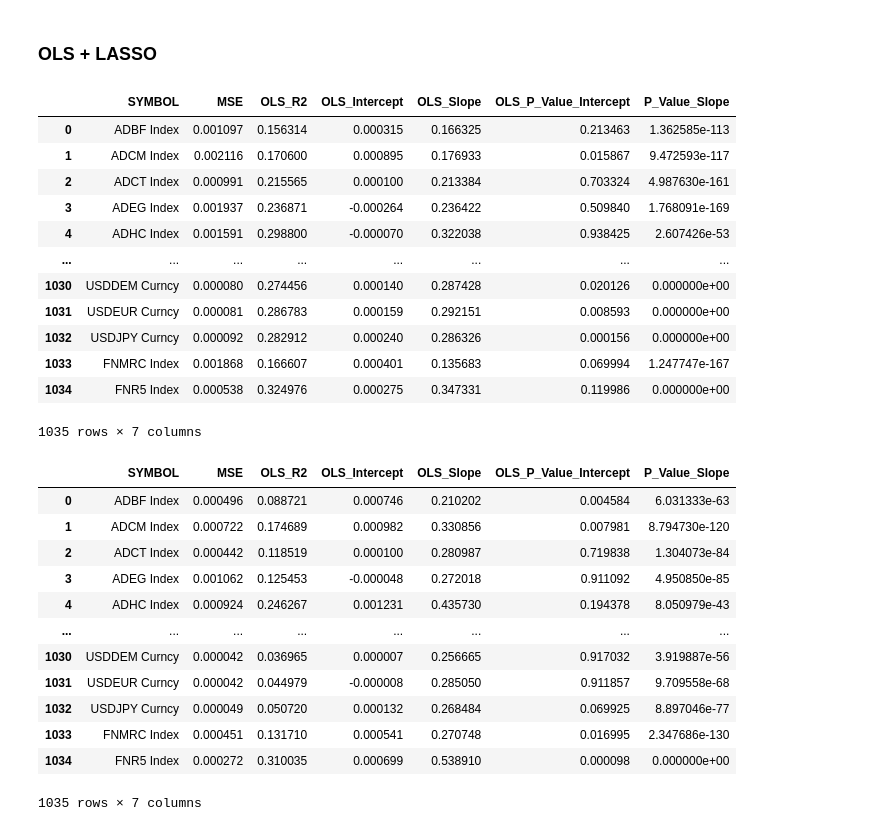
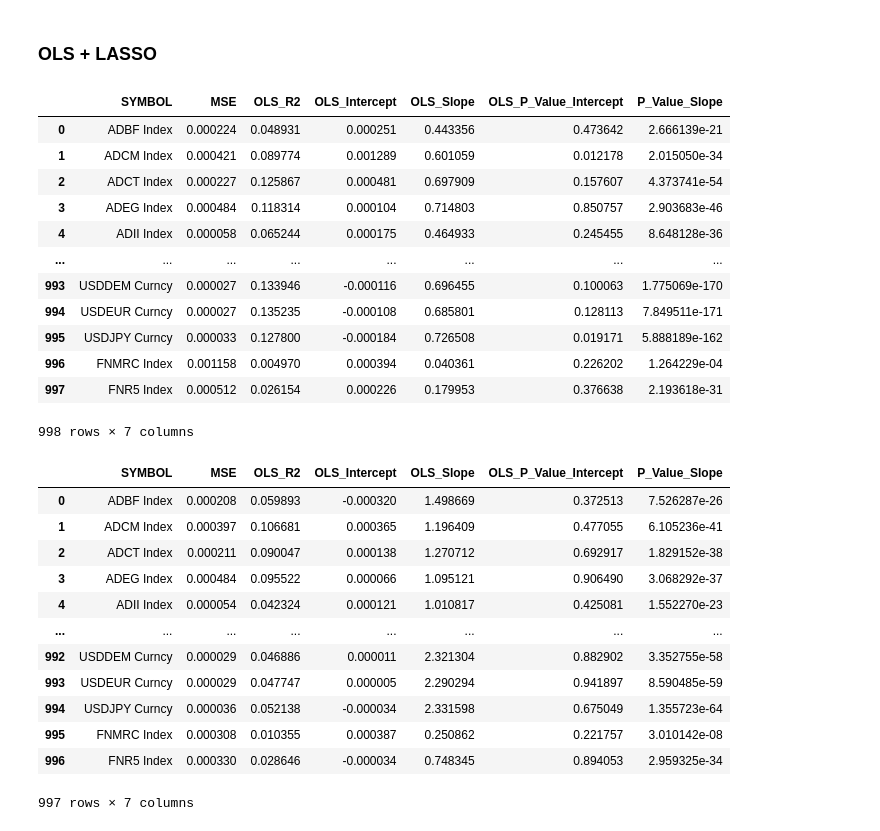
Before and after one commit to dianemans/time-series-pred, a Jupyter notebook: nb_clean_samy.ipynb, the cells around one changed output. Saved outputs shown, nothing was run; the diff lists cells and outputs as text; code cells hidden in the pictures.

```diff
--- a/nb_clean_samy.ipynb
+++ b/nb_clean_samy.ipynb
@@ -376,11 +569,16 @@ model_name_ridge = 'Ridge_alpha001_scaled'
 
 results_ridge = []
 for name in tqdm(all_tickers, desc='Ridge — all tickers'):
-    results_ridge.append(stats_forecasting(df_for_linear, name, model_ridge, fonc_linear, step_size= 5, fold_size = 21, plot=False))
+    try:
+        res = stats_forecasting_DL(df_for_linear, name, model_ridge, fonc_linear, step_size=250, fold_size=1250, plot=False)
+        results_ridge.append(res)
+    except Exception as e:
+        # print(f"Erreur sur {name} avec Ridge: {e}")
+        continue
 
 df_ridge_results = pd.DataFrame(results_ridge)
 display(df_ridge_results)
-df_ridge_results.to_csv(f'Resultats/{"fenetre_1_mois"}/resultats_{tickers_name}_{model_name_ridge}.csv', index=False)
+df_ridge_results.to_csv(f'Resultats/{"fenetre_5_ans"}/resultats_{tickers_name}_{model_name_ridge}.csv', index=False)
 
 # --- ElasticNet
 model_enet = make_pipeline(
@@ -391,11 +589,16 @@ model_name_enet = 'ElasticNet_alpha1e3_l1r02_scaled'
 
 results_enet = []
 for name in tqdm(all_tickers, desc='ElasticNet — all tickers'):
-    results_enet.append(stats_forecasting(df_for_linear, name, model_enet, fonc_linear, step_size = 5, fold_size = 21, plot=False))
+    try:
+        res = stats_forecasting_DL(df_for_linear, name, model_enet, fonc_linear, step_size = 250, fold_size = 1250, plot=False)
+        results_enet.append(res)
+    except Exception as e:
+        # print(f"Erreur sur {name} avec ElasticNet: {e}")
+        continue
 
 df_enet_results = pd.DataFrame(results_enet)
 display(df_enet_results)
-df_enet_results.to_csv(f'Resultats/{"fenetre_1_mois"}/resultats_{tickers_name}_{model_name_enet}.csv', index=False)
+df_enet_results.to_csv(f'Resultats/{"fenetre_5_ans"}/resultats_{tickers_name}_{model_name_enet}.csv', index=False)
 
 # Pour lancer sur tous les actifs (long) :
 # results_ridge_all = []
@@ -444,62 +647,72 @@ from sklearn.linear_model import LinearRegression, Lasso
 # La régression linéaire classique n'a pas de paramètre de régularisation (alpha)
 model_ols = make_pipeline(
     StandardScaler(),
     LinearRegression()
 )
 model_name_ols = 'OLS_scaled'
 
 results_ols = []
 for name in tqdm(all_tickers, desc='OLS — all tickers'):
-    results_ols.append(stats_forecasting(df_for_linear, name, model_ols, fonc_linear, step_size=5, fold_size=21, plot=False))
+    try:
+        res = stats_forecasting_DL(df_for_linear, name, model_ols, fonc_linear, step_size=250, fold_size=1250, plot=False)
+        results_ols.append(res)
+    except Exception as e:
+        # print(f"Erreur sur {name} avec OLS: {e}")
+        continue
 
 df_ols_results = pd.DataFrame(results_ols)
 display(df_ols_results)
-df_ols_results.to_csv(f'Resultats/{"fenetre_1_mois"}/resultats_{tickers_name}_{model_name_ols}.csv', index=False)
+df_ols_results.to_csv(f'Resultats/{"fenetre_5_ans"}/resultats_{tickers_name}_{model_name_ols}.csv', index=False)
 
 
 # --- LASSO
 # Le Lasso utilise une pénalité L1. J'ai mis un alpha de 0.001 et augmenté max_iter
 # pour éviter les problèmes de convergence, comme pour ton ElasticNet.
 model_lasso = make_pipeline(
     StandardScaler(),
     Lasso(alpha=0.001, max_iter=10000, random_state=42)
 )
 model_name_lasso = 'Lasso_alpha1e3_scaled'
 
 results_lasso = []
 for name in tqdm(all_tickers, desc='LASSO — all tickers'):
-    results_lasso.append(stats_forecasting(df_for_linear, name, model_lasso, fonc_linear, step_size=5, fold_size=21, plot=False))
+    try:
+        res = stats_forecasting_DL(df_for_linear, name, model_lasso, fonc_linear, step_size=250, fold_size=1250, plot=False)
+        results_lasso.append(res)
+    except Exception as e:
+        # print(f"Erreur sur {name} avec LASSO: {e}")
+        continue
 
 df_lasso_results = pd.DataFrame(results_lasso)
 display(df_lasso_results)
-df_lasso_results.to_csv(f'Resultats/{"fenetre_1_mois"}/resultats_{tickers_name}_{model_name_lasso}.csv', index=False)
+df_lasso_results.to_csv(f'Resultats/{"fenetre_5_ans"}/resultats_{tickers_name}_{model_name_lasso}.csv', index=False)
 # %% [output]
 |  | SYMBOL | MSE | OLS_R2 | OLS_Intercept | OLS_Slope | OLS_P_Value_Intercept | P_Value_Slope |
-| 0 | ADBF Index | 0.001097 | 0.156314 | 0.000315 | 0.166325 | 0.213463 | 1.362585e-113 |
-| 1 | ADCM Index | 0.002116 | 0.170600 | 0.000895 | 0.176933 | 0.015867 | 9.472593e-117 |
-| 2 | ADCT Index | 0.000991 | 0.215565 | 0.000100 | 0.213384 | 0.703324 | 4.987630e-161 |
-| 3 | ADEG Index | 0.001937 | 0.236871 | -0.000264 | 0.236422 | 0.509840 | 1.768091e-169 |
-| 4 | ADHC Index | 0.001591 | 0.298800 | -0.000070 | 0.322038 | 0.938425 | 2.607426e-53 |
+| 0 | ADBF Index | 0.000224 | 0.048931 | 0.000251 | 0.443356 | 0.473642 | 2.666139e-21 |
+| 1 | ADCM Index | 0.000421 | 0.089774 | 0.001289 | 0.601059 | 0.012178 | 2.015050e-34 |
+| 2 | ADCT Index | 0.000227 | 0.125867 | 0.000481 | 0.697909 | 0.157607 | 4.373741e-54 |
+| 3 | ADEG Index | 0.000484 | 0.118314 | 0.000104 | 0.714803 | 0.850757 | 2.903683e-46 |
+| 4 | ADII Index | 0.000058 | 0.065244 | 0.000175 | 0.464933 | 0.245455 | 8.648128e-36 |
 | ... | ... | ... | ... | ... | ... | ... | ... |
-| 1030 | USDDEM Curncy | 0.000080 | 0.274456 | 0.000140 | 0.287428 | 0.020126 | 0.000000e+00 |
-| 1031 | USDEUR Curncy | 0.000081 | 0.286783 | 0.000159 | 0.292151 | 0.008593 | 0.000000e+00 |
-| 1032 | USDJPY Curncy | 0.000092 | 0.282912 | 0.000240 | 0.286326 | 0.000156 | 0.000000e+00 |
-| 1033 | FNMRC Index | 0.001868 | 0.166607 | 0.000401 | 0.135683 | 0.069994 | 1.247747e-167 |
-| 1034 | FNR5 Index | 0.000538 | 0.324976 | 0.000275 | 0.347331 | 0.119986 | 0.000000e+00 |
+| 993 | USDDEM Curncy | 0.000027 | 0.133946 | -0.000116 | 0.696455 | 0.100063 | 1.775069e-170 |
+| 994 | USDEUR Curncy | 0.000027 | 0.135235 | -0.000108 | 0.685801 | 0.128113 | 7.849511e-171 |
+| 995 | USDJPY Curncy | 0.000033 | 0.127800 | -0.000184 | 0.726508 | 0.019171 | 5.888189e-162 |
+| 996 | FNMRC Index | 0.001158 | 0.004970 | 0.000394 | 0.040361 | 0.226202 | 1.264229e-04 |
+| 997 | FNR5 Index | 0.000512 | 0.026154 | 0.000226 | 0.179953 | 0.376638 | 2.193618e-31 |
-1035 rows × 7 columns
+998 rows × 7 columns
 |  | SYMBOL | MSE | OLS_R2 | OLS_Intercept | OLS_Slope | OLS_P_Value_Intercept | P_Value_Slope |
-| 0 | ADBF Index | 0.000496 | 0.088721 | 0.000746 | 0.210202 | 0.004584 | 6.031333e-63 |
-| 1 | ADCM Index | 0.000722 | 0.174689 | 0.000982 | 0.330856 | 0.007981 | 8.794730e-120 |
-| 2 | ADCT Index | 0.000442 | 0.118519 | 0.000100 | 0.280987 | 0.719838 | 1.304073e-84 |
-| 3 | ADEG Index | 0.001062 | 0.125453 | -0.000048 | 0.272018 | 0.911092 | 4.950850e-85 |
-| 4 | ADHC Index | 0.000924 | 0.246267 | 0.001231 | 0.435730 | 0.194378 | 8.050979e-43 |
+| 0 | ADBF Index | 0.000208 | 0.059893 | -0.000320 | 1.498669 | 0.372513 | 7.526287e-26 |
+| 1 | ADCM Index | 0.000397 | 0.106681 | 0.000365 | 1.196409 | 0.477055 | 6.105236e-41 |
+| 2 | ADCT Index | 0.000211 | 0.090047 | 0.000138 | 1.270712 | 0.692917 | 1.829152e-38 |
+| 3 | ADEG Index | 0.000484 | 0.095522 | 0.000066 | 1.095121 | 0.906490 | 3.068292e-37 |
+| 4 | ADII Index | 0.000054 | 0.042324 | 0.000121 | 1.010817 | 0.425081 | 1.552270e-23 |
 | ... | ... | ... | ... | ... | ... | ... | ... |
-| 1030 | USDDEM Curncy | 0.000042 | 0.036965 | 0.000007 | 0.256665 | 0.917032 | 3.919887e-56 |
-| 1031 | USDEUR Curncy | 0.000042 | 0.044979 | -0.000008 | 0.285050 | 0.911857 | 9.709558e-68 |
-| 1032 | USDJPY Curncy | 0.000049 | 0.050720 | 0.000132 | 0.268484 | 0.069925 | 8.897046e-77 |
-| 1033 | FNMRC Index | 0.000451 | 0.131710 | 0.000541 | 0.270748 | 0.016995 | 2.347686e-130 |
-| 1034 | FNR5 Index | 0.000272 | 0.310035 | 0.000699 | 0.538910 | 0.000098 | 0.000000e+00 |
+| 992 | USDDEM Curncy | 0.000029 | 0.046886 | 0.000011 | 2.321304 | 0.882902 | 3.352755e-58 |
+| 993 | USDEUR Curncy | 0.000029 | 0.047747 | 0.000005 | 2.290294 | 0.941897 | 8.590485e-59 |
+| 994 | USDJPY Curncy | 0.000036 | 0.052138 | -0.000034 | 2.331598 | 0.675049 | 1.355723e-64 |
+| 995 | FNMRC Index | 0.000308 | 0.010355 | 0.000387 | 0.250862 | 0.221757 | 3.010142e-08 |
+| 996 | FNR5 Index | 0.000330 | 0.028646 | -0.000034 | 0.748345 | 0.894053 | 2.959325e-34 |
-1035 rows × 7 columns
+997 rows × 7 columns
 # %%
 import pandas as pd
 from tqdm import tqdm
```
Also changed, not shown: parts of 11 cells of this notebook, 2 other files.
